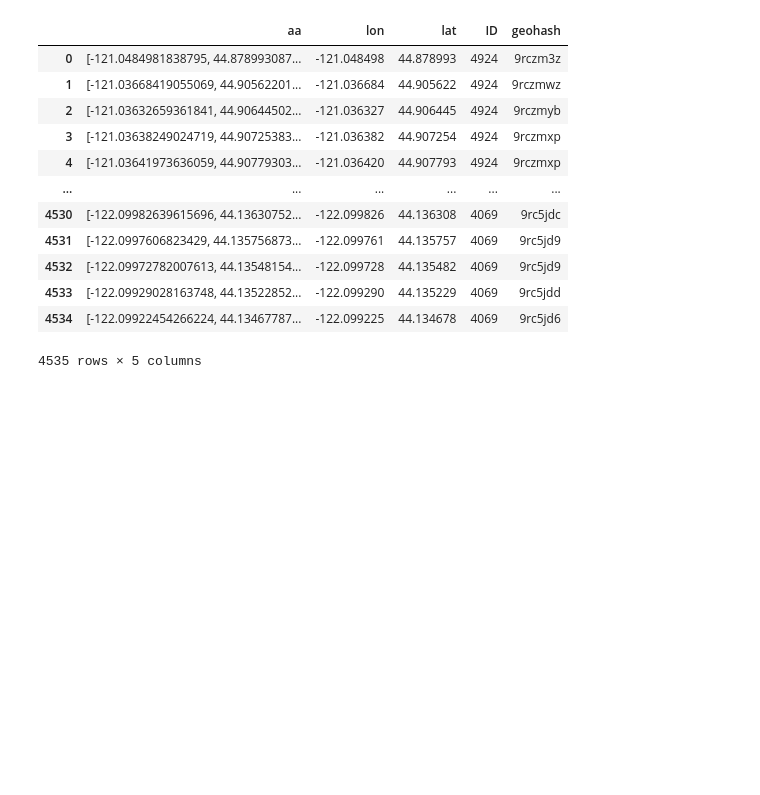
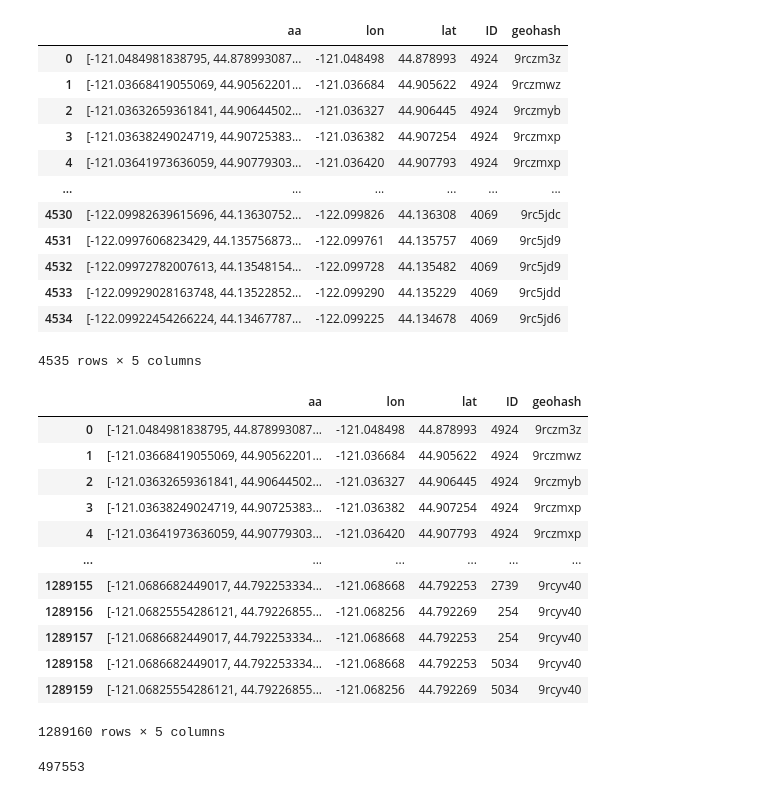
Before and after one commit to Heitao5200/DW_WisdomOcean, a Jupyter notebook: Task1 地理位置数据分析常用工具_.ipynb, the cells around one changed output. Drawn from its saved outputs; the diff is of its cells as text; code cells hidden in the pictures; blank space fills up the shorter version.

```diff
--- a/Task1 地理位置数据分析常用工具_.ipynb
+++ b/Task1 地理位置数据分析常用工具_.ipynb
@@ -695,7 +698,19 @@ DF=pd.read_csv('./data/DF.csv')#对轨迹进行异常点剔除，对nan值进行
 DF['ID'] = DF['ID'].astype('str')
+# %%
+def get_df_tmp1(ID_tmp):
+    df_tmp1 = pd.DataFrame()
+    tmp_ID_lon_lat = np.array(DF[DF['ID']==ID_tmp][['lon','lat']])
+    tmp_ID_lon_lat_line = shapely.geometry.LineString(tmp_ID_lon_lat)
+    tmp_ID_lon_lat_line_dp = gpd.GeoSeries(tmp_ID_lon_lat_line).simplify(tolerance=0.000000001)[0]
+    df_tmp1['aa'] = list(np.array(tmp_ID_lon_lat_line_dp))
+    df_tmp1['lon'] = df_tmp1['aa'].apply(lambda x:x[0])
+    df_tmp1['lat'] = df_tmp1['aa'].apply(lambda x:x[1])
+    df_tmp1['ID'] =ID_tmp
+    df_tmp1['geohash'] = df_tmp1.apply(lambda x: geohash_encode(x['lat'], x['lon'], 7), axis=1)
+    return df_tmp1
 # %%
 from joblib import Parallel, delayed
-def get_df_tmp1(DF,ID_tmp):
+def get_df_tmp1(ID_tmp):
     df_tmp1 = pd.DataFrame()
     tmp_ID_lon_lat = np.array(DF[DF['ID']==ID_tmp][['lon','lat']])
     tmp_ID_lon_lat_line = shapely.geometry.LineString(tmp_ID_lon_lat)
@@ -706,7 +721,7 @@ def get_df_tmp1(DF,ID_tmp):
     df_tmp1['ID'] =ID_tmp
     df_tmp1['geohash'] = df_tmp1.apply(lambda x: geohash_encode(x['lat'], x['lon'], 7), axis=1)
     return df_tmp1
-df_tmp1_list = Parallel(n_jobs=1)(delayed(get_df_tmp1)(DF,ID_tmp) for ID_tmp in list(DF['ID'].unique()[:2]))
+df_tmp1_list = Parallel(n_jobs=1)(delayed(get_df_tmp1)( ID_tmp) for ID_tmp in list(DF['ID'].unique()[:2]))
 df_tmp1 = pd.concat(df_tmp1_list,axis = 0,ignore_index= True)
 df_tmp1
 # %% [output]
@@ -723,3 +738,43 @@ df_tmp1
 | 4533 | [-122.09929028163748, 44.13522852... | -122.099290 | 44.135229 | 4069 | 9rc5jdd |
 | 4534 | [-122.09922454266224, 44.13467787... | -122.099225 | 44.134678 | 4069 | 9rc5jd6 |
 4535 rows × 5 columns
+# %%
+import multiprocessing
+
+ID_tmp_list = [ ID_tmp for ID_tmp in list(DF['ID'].unique()) ]
+if __name__ == '__main__':
+    list1 = list(range(5))  # 创建一个列表，map方法会用到
+    pool1 = multiprocessing.Pool(processes=20)  # 创建一个进程池，这里创建了含有20个进程的进程池
+    result = pool1.map(get_df_tmp1,ID_tmp_list)
+    '''
+    对pool1使用map方法，在这个例子中即形成（test(0),test(1),test(2),test(3),test(4) 这些任务）
+    这些将执行的任务是按顺序执行的，也就是说进程1执行test(0)，进程2执行test(1)，进程3执行test(2)，
+    进程4执行test(3)，还多出一个任务则需要等待，等到某个进程提前结束了就再执行这个任务。
+    这样的话相当于一个进程执行一次单独的任务，十分方便某些任务
+    如果函数有返回值即return，还可以使用result = pool1.map(test,list1)获取每个进程的返回值，
+    但是这里是所有返回值在一起，需要自己对其按需处理。
+    '''
+    pool1.close()  # close方法用于关闭进程池，即恢复到没有子进程的情况
+    pool1.join()
+# %%
+result = pd.concat(result,axis = 0,ignore_index = True)
+# %%
+result
+# %% [output]
+|  | aa | lon | lat | ID | geohash |
+| 0 | [-121.0484981838795, 44.878993087... | -121.048498 | 44.878993 | 4924 | 9rczm3z |
+| 1 | [-121.03668419055069, 44.90562201... | -121.036684 | 44.905622 | 4924 | 9rczmwz |
+| 2 | [-121.03632659361841, 44.90644502... | -121.036327 | 44.906445 | 4924 | 9rczmyb |
+| 3 | [-121.03638249024719, 44.90725383... | -121.036382 | 44.907254 | 4924 | 9rczmxp |
+| 4 | [-121.03641973636059, 44.90779303... | -121.036420 | 44.907793 | 4924 | 9rczmxp |
+| ... | ... | ... | ... | ... | ... |
+| 1289155 | [-121.0686682449017, 44.792253334... | -121.068668 | 44.792253 | 2739 | 9rcyv40 |
+| 1289156 | [-121.06825554286121, 44.79226855... | -121.068256 | 44.792269 | 254 | 9rcyv40 |
+| 1289157 | [-121.0686682449017, 44.792253334... | -121.068668 | 44.792253 | 254 | 9rcyv40 |
+| 1289158 | [-121.0686682449017, 44.792253334... | -121.068668 | 44.792253 | 5034 | 9rcyv40 |
+| 1289159 | [-121.06825554286121, 44.79226855... | -121.068256 | 44.792269 | 5034 | 9rcyv40 |
+1289160 rows × 5 columns
+# %%
+result['geohash'].nunique()
+# %% [output]
+497553
```
Also changed, not shown: parts of 2 cells of this notebook.
